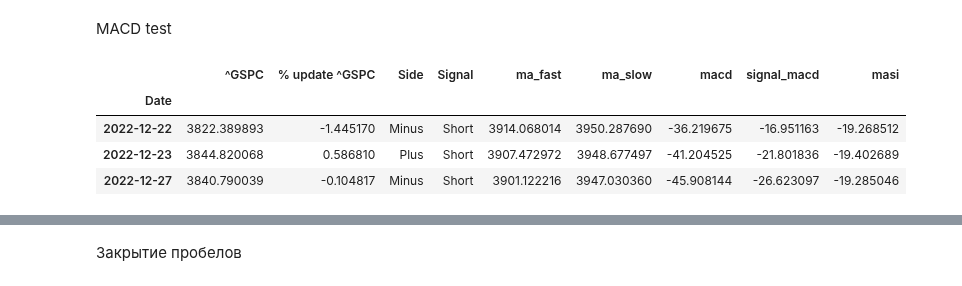
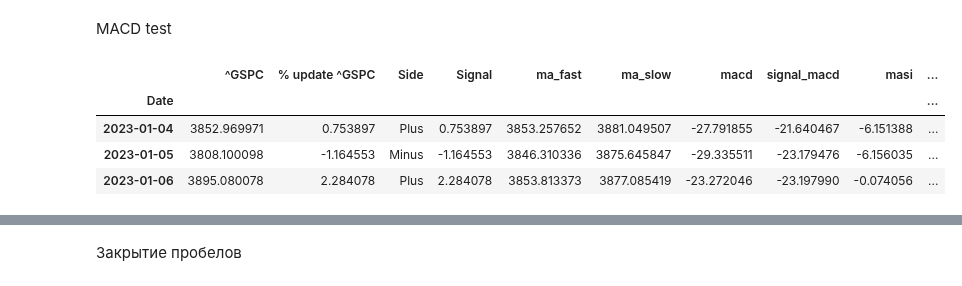
Before and after one commit to ChapnesAl/Tinkoff_Investment, a Jupyter notebook: lessons_and_tests/da_lessons/market_forecast.ipynb, the cells around one changed output, grey strips where cells are left out. Drawn from its saved outputs; the diff is of its cells as text; code cells hidden in the pictures.

```diff
--- a/lessons_and_tests/da_lessons/market_forecast.ipynb
+++ b/lessons_and_tests/da_lessons/market_forecast.ipynb
@@ -12,13 +12,25 @@ pd.set_option('display.width', 1000)
 # %% [markdown]
 Datas
 # %%
-market_ticker = '^GSPC' #^GSPC
+market_ticker = '^GSPC' #'^GSPC' #'btc-usd' #'tsla'
 st = 'f'
+ma_sign = 90
+ma_sign2 = 30
 
-stime='2016-01-01'
+a = 1
+a1 = -30
+
+rol_rol_period = 60
+
+fma = 12
+sma = 26
+
+
+stime='2021-05-01'
 ftime=None
+period = '1d'  # '1d'
 # %%
-def get_data_from_ticker(tick, stime, ftime, interval='1d'):
+def get_data_from_ticker(tick, stime, ftime, interval=period):
     ticker = yf.Ticker(tick)
 
     df = ticker.history(start=stime, end=ftime, interval=interval)
@@ -271,8 +279,6 @@ MACD test
 
 
 
-fma = 20
-sma = 130
 
 
 r = list(df[f'% update {market_ticker}'].values)
@@ -283,6 +289,8 @@ df['ma_slow'] = df[market_ticker].ewm(span=sma, adjust=False).mean()
 df['macd'] = df['ma_fast'] - df['ma_slow']
 df['signal_macd'] = df['macd'].ewm(span=9, adjust=False).mean()
 df['masi'] = df['macd'] - df['signal_macd']
+df[f'signal_macd_rol_{ma_sign}'] = df.signal_macd.rolling(ma_sign).mean()
+df[f'signal_macd_rol2_{ma_sign2}'] = df.signal_macd.rolling(ma_sign2).mean()
 
 
 p_per = 20
@@ -291,25 +299,28 @@ m_per = -15
 beta = 1
 beta2 = beta/beta
 
-for i in range(len(r)):
-    try:
+# for i in range(len(r)):
+#     try:
 
-        if i < sma:
-            r[i] = None
-        elif df.iloc[i, 0] > df.iloc[i, 4] \
-            and df.iloc[i-1, 0] > df.iloc[i-1, 4] \
-            and df.iloc[i-2, 0] > df.iloc[i-2, 4]\
-            and df.iloc[i, 0] > df.iloc[i, 5] \
-            and df.iloc[i-1, 0] > df.iloc[i-1, 5]:
-            r[i+1] = 'Long'
-        elif df.iloc[i, 0] < df.iloc[i, 4] \
-            and df.iloc[i-1, 0] < df.iloc[i-1, 4] \
-            and df.iloc[i-2, 0] < df.iloc[i-2, 4] \
-            and df.iloc[i, 0] < df.iloc[i, 5] \
-            and df.iloc[i-1, 0] < df.iloc[i-1, 5]:
-            r[i+1] = 'Short'
-        else:
-            pass
+#         ''' classic '''
+
+#         if i < sma:
+#             r[i] = None
+#         elif df.iloc[i, 0] > df.iloc[i, 4] \
+#             and df.iloc[i-1, 0] > df.iloc[i-1, 4] \
+#             and df.iloc[i-2, 0] > df.iloc[i-2, 4]\
+#             and df.iloc[i, 0] > df.iloc[i, 5] \
+#             and df.iloc[i-1, 0] > df.iloc[i-1, 5]:
+#             r[i+1] = 'Long'
+#         elif df.iloc[i, 0] < df.iloc[i, 4] \
+#             and df.iloc[i-1, 0] < df.iloc[i-1, 4] \
+#             and df.iloc[i-2, 0] < df.iloc[i-2, 4] \
+#             and df.iloc[i, 0] < df.iloc[i, 5] \
+#             and df.iloc[i-1, 0] < df.iloc[i-1, 5]:
+#             r[i+1] = 'Short'
+#         else:
+#             pass
+
 
 
 
@@ -378,38 +389,38 @@ for i in range(len(r)):
 #             r[i] = None
 #         elif df.iloc[i, 8] > 0:
 #             if df.iloc[i, 8] > (df.iloc[i, 7]/100 * m_per * beta) and df.iloc[i-1, 8] < (df.iloc[i, 7]/100 * m_per * beta):
 #                 r[i+1] = 'Long'
 #             elif df.iloc[i, 8] < (df.iloc[i, 7]/100 * p_per * beta * 0.9) and df.iloc[i-1, 8] > (df.iloc[i, 7]/100 * p_per * beta * 0.9):
 #                 r[i+1] = 'Short'
 #             elif df.iloc[i, 8] > (df.iloc[i, 7]/100 * p_per * beta) and df.iloc[i-1, 8] < (df.iloc[i, 7]/100 * p_per * beta):
 #                 r[i+1] = 'Long'
 #             elif df.iloc[i, 8] < (df.iloc[i, 7]/100 * m_per * beta * 0.9) and df.iloc[i-1, 8] > (df.iloc[i, 7]/100 * m_per * beta * 0.9):
 #                 r[i+1] = 'Short'
 #             else:
 #                 pass
 #         elif df.iloc[i, 8] < 0:
 #             if df.iloc[i, 8] > (df.iloc[i, 7]/100 * m_per * beta * 0.9) and df.iloc[i-1, 8] < (df.iloc[i, 7]/100 * m_per * beta * 0.9):
 #                 r[i+1] = 'Long'
 #             elif df.iloc[i, 8] < (df.iloc[i, 7]/100 * p_per * beta) and df.iloc[i-1, 8] > (df.iloc[i, 7]/100 * p_per * beta):
 #                 r[i+1] = 'Short'
 #             elif df.iloc[i, 8] > (df.iloc[i, 7]/100 * p_per * beta * 0.9) and df.iloc[i-1, 8] < (df.iloc[i, 7]/100 * p_per * beta * 0.9):
 #                 r[i+1] = 'Long'
 #             elif df.iloc[i, 8] < (df.iloc[i, 7]/100 * m_per * beta) and df.iloc[i-1, 8] > (df.iloc[i, 7]/100 * m_per * beta):
 #                 r[i+1] = 'Short'
 #             else:
 #                 pass
 #         else:
 #             pass
 
 
-    except:
-        pass
+#     except:
+#         pass
 
-df['Signal'] = r
+# df['Signal'] = r
 df.tail(3)
 # %% [output]
-|  | ^GSPC | % update ^GSPC | Side | Signal | ma_fast | ma_slow | macd | signal_macd | masi |
-| Date |  |  |  |  |  |  |  |  |  |
-| 2022-12-22 | 3822.389893 | -1.445170 | Minus | Short | 3914.068014 | 3950.287690 | -36.219675 | -16.951163 | -19.268512 |
-| 2022-12-23 | 3844.820068 | 0.586810 | Plus | Short | 3907.472972 | 3948.677497 | -41.204525 | -21.801836 | -19.402689 |
-| 2022-12-27 | 3840.790039 | -0.104817 | Minus | Short | 3901.122216 | 3947.030360 | -45.908144 | -26.623097 | -19.285046 |
+|  | ^GSPC | % update ^GSPC | Side | Signal | ma_fast | ma_slow | macd | signal_macd | masi | ... |
+| Date |  |  |  |  |  |  |  |  |  | ... |
+| 2023-01-04 | 3852.969971 | 0.753897 | Plus | 0.753897 | 3853.257652 | 3881.049507 | -27.791855 | -21.640467 | -6.151388 | ... |
+| 2023-01-05 | 3808.100098 | -1.164553 | Minus | -1.164553 | 3846.310336 | 3875.645847 | -29.335511 | -23.179476 | -6.156035 | ... |
+| 2023-01-06 | 3895.080078 | 2.284078 | Plus | 2.284078 | 3853.813373 | 3877.085419 | -23.272046 | -23.197990 | -0.074056 | ... |
```
Also changed, not shown: parts of 19 cells of this notebook, 8 other files.
